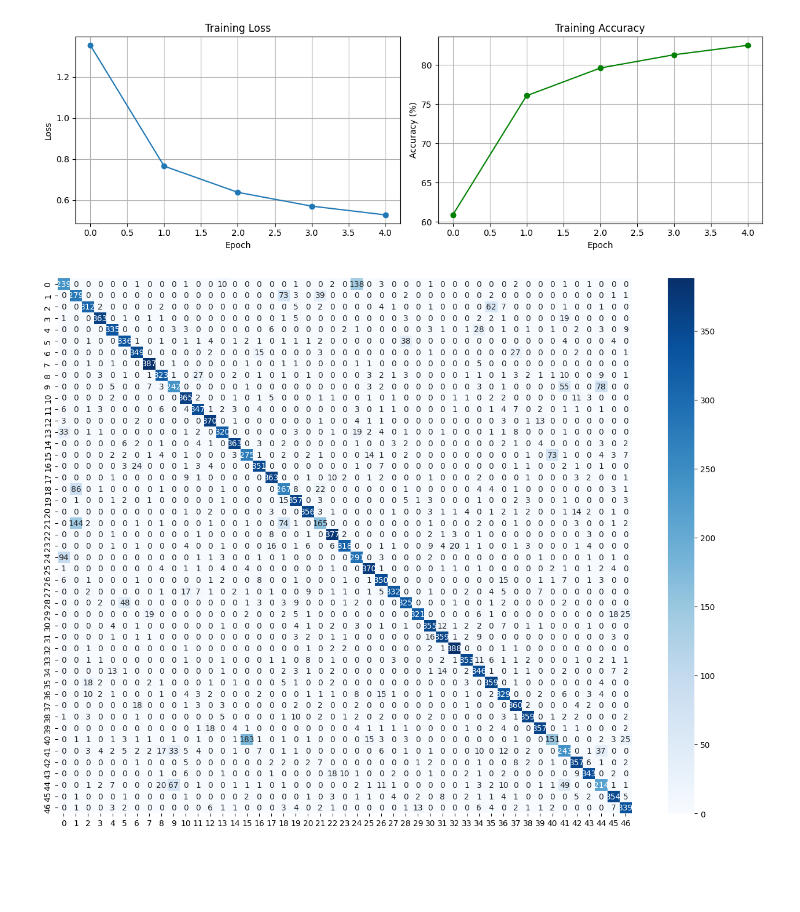
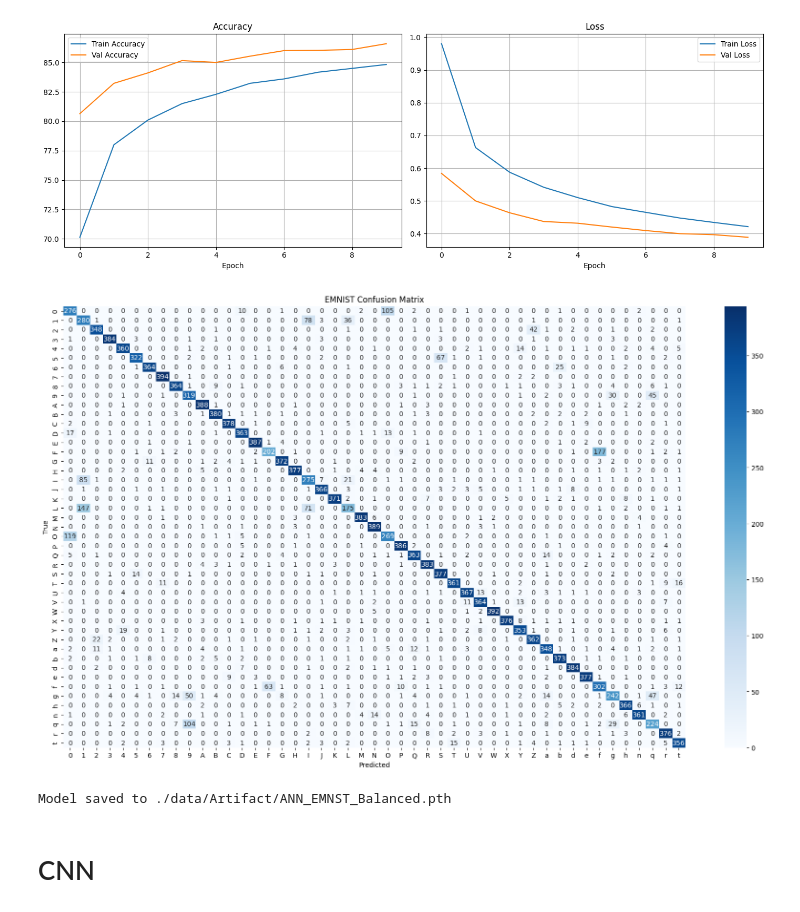
Before and after one commit to WayanFWP/MBDA, a Jupyter notebook: ANN_CNN.ipynb, the cells around one changed output. Saved outputs shown, nothing was run; the diff lists cells and outputs as text; code cells hidden in the pictures; blank space fills up the shorter version.

Commit message:
feat: result ANN & CNN with model output

```diff
--- a/ANN_CNN.ipynb
+++ b/ANN_CNN.ipynb
@@ -14,11 +14,11 @@ from module.Trainner import Trainner
 from module.DataLoader import DataLoader
 # %%
 data = DataLoader(path="./data/ANN", type="EMNIST", batch=64)
-ANN_architecture = Architecture.ANN(input=28*28, hidden_size=[128, 64, 32], output=47)
+ANN_architecture = Architecture.ANN(input=28*28, hidden_size=[1024, 512, 256], output=47)
 
 train, test = data.Loader()
 test_data, test_labels = data.extract(test)
 # %%
 ANNTrain = Trainner(ANN_architecture, "adam", 1e-3, nn.CrossEntropyLoss())
-ANNTrain.fit(train, epochs=5, verbose=True)
+ANNTrain.fit(train, epochs=10, verbose=True, val_data=test)
 # %% [output]
@@ -30,31 +35,57 @@ Epoch 5/5 - Loss: 0.5274 - Accuracy: 82.5133
 # %%
-loss, accuracy = ANNTrain.loss_history, ANNTrain.accuracy_history
+fig, (ax1, ax2) = plt.subplots(1, 2, figsize=(14, 5))
 
-fig, (ax1, ax2) = plt.subplots(1, 2, figsize=(12, 4))
+# Accuracy
+ax1.plot(ANNTrain.accuracy_history, label='Train Accuracy')
+ax1.plot(ANNTrain.val_accuracy_history, label='Val Accuracy')
+ax1.set_title('Accuracy'); ax1.set_xlabel('Epoch')
+ax1.legend(); ax1.grid(True)
 
-ax1.plot(loss, marker='o')
-ax1.set_xlabel('Epoch')
-ax1.set_ylabel('Loss')
-ax1.set_title('Training Loss')
-ax1.grid()
-
-ax2.plot(accuracy, marker='o', color='green')
-ax2.set_xlabel('Epoch')
-ax2.set_ylabel('Accuracy (%)')
-ax2.set_title('Training Accuracy')
-ax2.grid()
+# Loss
+ax2.plot(ANNTrain.loss_history, label='Train Loss')
+ax2.plot(ANNTrain.val_loss_history, label='Val Loss')
+ax2.set_title('Loss'); ax2.set_xlabel('Epoch')
+ax2.legend(); ax2.grid(True)
 
 plt.tight_layout()
 plt.show()
 # %% [output]
-[figure, old version]
+[figure, new version]
 # %%
 test_accuracy, prediction, true_labels, x_test = ANNTrain.evaluate(test)
 
+emnist_labels = (
+    [str(i) for i in range(10)] +          # 0-9
+    [chr(i) for i in range(65, 91)] +      # A-Z
+    list('abdefghnqrt')                    # 36-46
+)
+
 cm = confusion_matrix(true_labels, prediction)
 
-plt.figure(figsize=(16, 12))
-sns.heatmap(cm, annot=True, fmt='d', cmap='Blues')
+plt.figure(figsize=(21, 12))
+sns.heatmap(
+    cm,
+    annot=True,
+    fmt='d',
+    cmap='Blues',
+    xticklabels=emnist_labels,
+    yticklabels=emnist_labels
+)
+plt.xlabel("Predicted")
+plt.ylabel("True")
+plt.title("EMNIST Confusion Matrix")
 plt.show()
 # %% [output]
-[figure, old version]
+[figure, new version]
+# %%
+def save(arch_type, model, optimizer, path):
+    torch.save({
+        "arch": arch_type,
+        'model_state': model.state_dict(),
+        'optimizer_state': optimizer.state_dict(),
+    }, path)
+    print(f"Model saved to {path}")
+
+save("ANN", ANNTrain.model, ANNTrain.optimizer, "./data/Artifact/ANN_EMNST_Balanced.pth")
+# %% [output]
+Model saved to ./data/Artifact/ANN_EMNST_Balanced.pth
@@ -60,0 +111,2 @@ plt.show()
+# %% [markdown]
+# CNN
```
Also changed, not shown: parts of 8 cells of this notebook, 3 other files.
